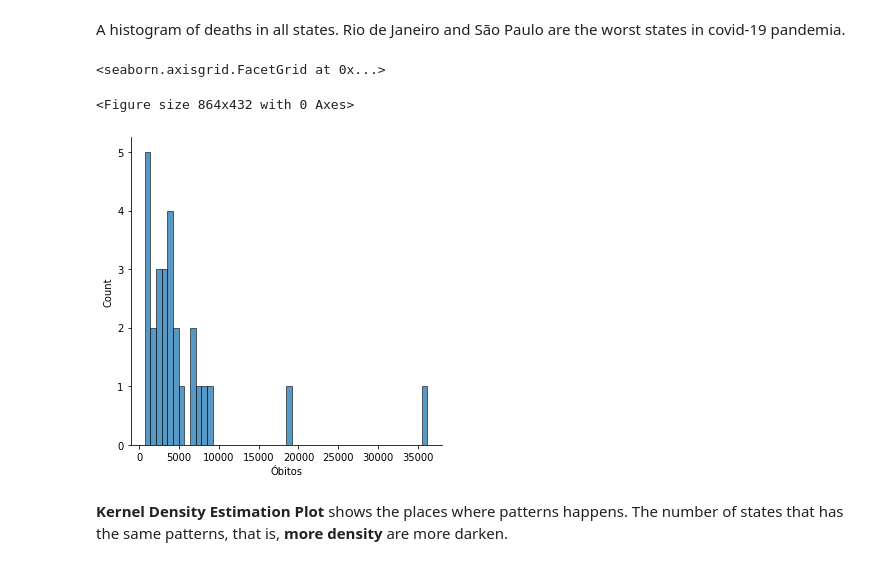
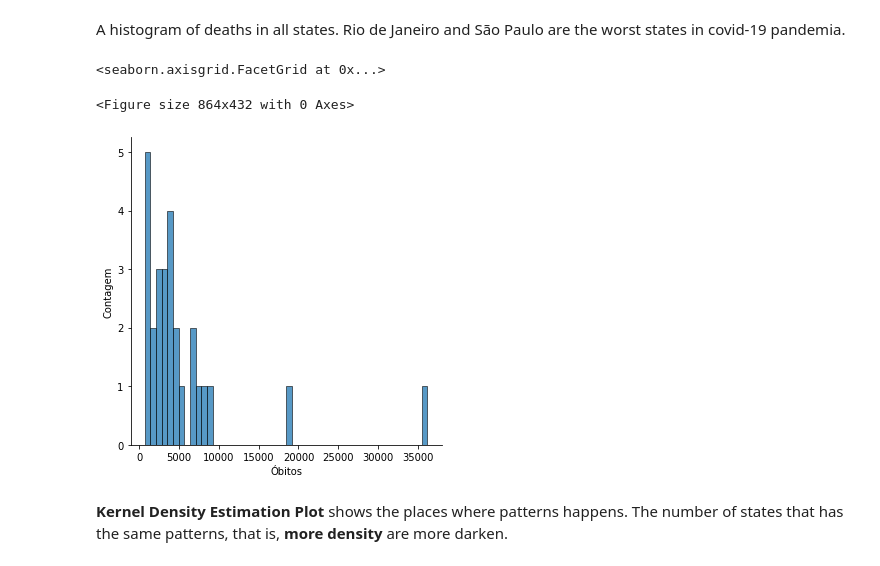
Before and after one commit to jcbritobr/covid-analysis, a Jupyter notebook: covid_analysis.ipynb, the cells around one changed output. Drawn from its saved outputs; the diff is of its cells as text; code cells hidden in the pictures.

```diff
--- a/covid_analysis.ipynb
+++ b/covid_analysis.ipynb
@@ -46,11 +46,12 @@ plt.legend(bbox_to_anchor=(1.01, 1), borderaxespad=0)
 A histogram of deaths in all states. Rio de Janeiro and São Paulo are the worst states in covid-19 pandemia.
 # %%
 plt.figure(figsize=(12, 6))
-sb.displot(covid_df, x="Óbitos", palette="Accent", bins=50)
+displot = sb.displot(covid_df, x="Óbitos", palette="Accent", bins=50)
+displot.set(ylabel="Contagem")
 # %% [output]
 <seaborn.axisgrid.FacetGrid at 0x...>
 <Figure size 864x432 with 0 Axes>
-[figure, old version]
+[figure, new version]
 # %% [markdown]
 **Kernel Density Estimation Plot** shows the places where patterns happens. The number of states that has the same patterns, that is, **more density** are more darken.
 # %%
```
